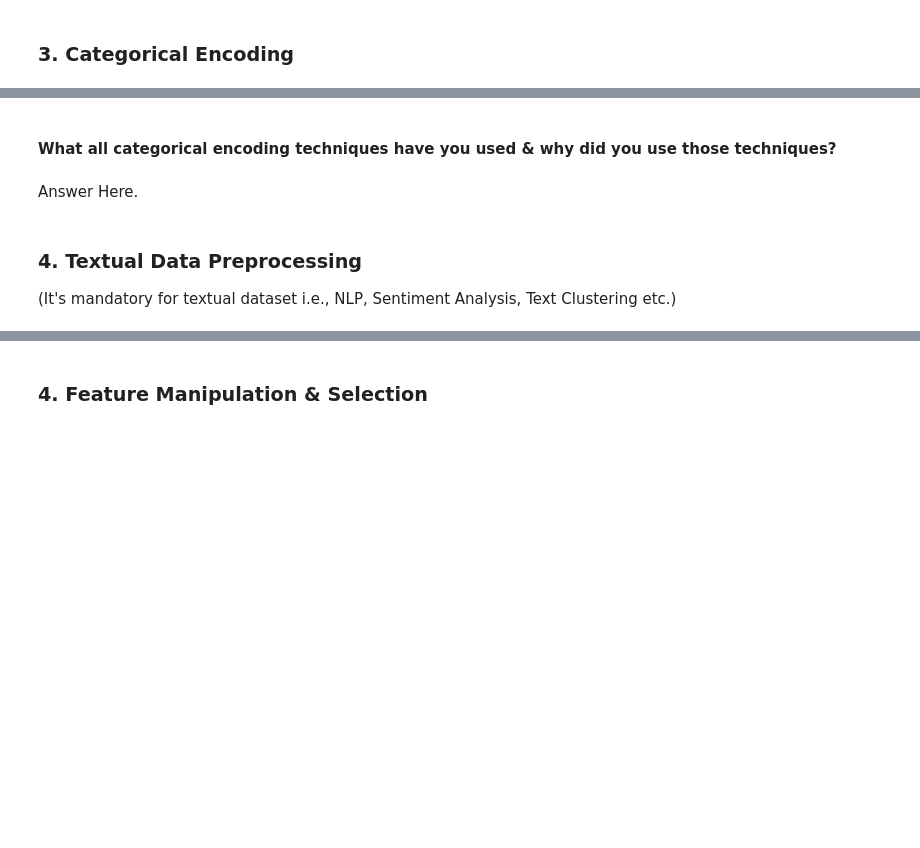
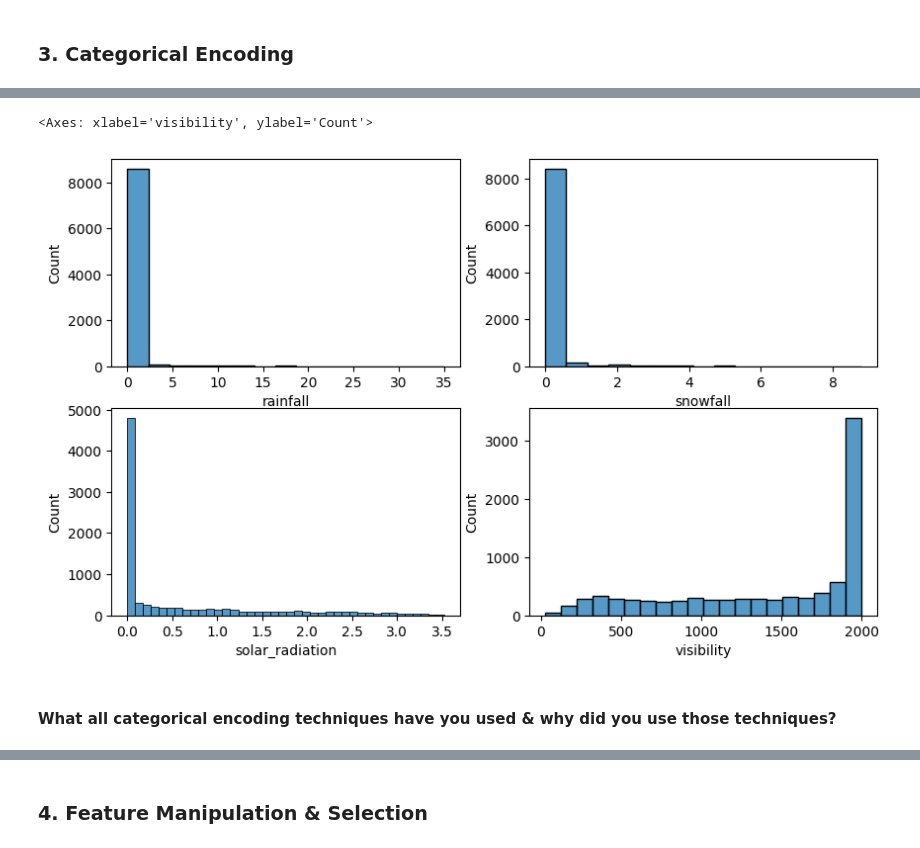
Before and after one commit to Vijaysiraw/ML_Regression_Bike_Sharing_Demand_Prediction, a Jupyter notebook: ML_Regression_Bike_Sharing_Demand_Prediction.ipynb, the cells around one changed output, grey strips where cells are left out. Cells and saved outputs as stored; diff of their text form; code cells hidden in the pictures; blank space fills up the shorter version.

```diff
--- a/ML_Regression_Bike_Sharing_Demand_Prediction.ipynb
+++ b/ML_Regression_Bike_Sharing_Demand_Prediction.ipynb
@@ -811,0 +850,2 @@ Answer Here.
+# %%
+df=sb.copy()
@@ -811,0 +857,16 @@ Answer Here.
+# %%
+#Mapping the Variables
+df['day_of_week']=df['day_of_week'].map({'Monday':1, 'Tuesday':2,'Wednesday':3,'Thursday':4,'Friday':5,'Saturday':6,'Sunday':7})
+df['func_day']=df['func_day'].map({'Yes':1,'No':0})
+df['holiday']=df['holiday'].map({'No Holiday':0,'Holiday':1})
+# %%
+df['day_of_week']=df['day_of_week'].apply(lambda x : 1 if x<=5 else 0)
+# %%
+# Convert the categorical variable into dummy variables
+dummies = pd.get_dummies(df['seasons'])
+
+# Concatenate the original dataframe with the dummy variables
+df = pd.concat([df, dummies], axis=1)
+
+#drop seasons columns
+df.drop(['seasons'],axis=1,inplace=True)
@@ -811,0 +882,18 @@ Answer Here.
+# %%
+#check rainfall,snowfall,visibility and solar radiation data distribution
+fig,axs=plt.subplots(2,2,figsize=(10, 6))
+
+sns.histplot(x=df['rainfall'],ax=axs[0,0])
+#axs[0,0].set_title('Rainfall data')
+
+sns.histplot(x=df['snowfall'],ax=axs[0,1])
+#axs[0,1].set_title('snowfall data')
+
+sns.histplot(x=df['solar_radiation'],ax=axs[1,0])
+#axs[1,0].set_title('Solar radiation data')
+
+sns.histplot(x=df['visibility'],ax=axs[1,1])
+#axs[1,1].set_title('visibility data')
+# %% [output]
+<Axes: xlabel='visibility', ylabel='Count'>
+[figure, added]
@@ -812,7 +909,2 @@ Answer Here.
 # %% [markdown]
 #### What all categorical encoding techniques have you used & why did you use those techniques?
-# %% [markdown]
-Answer Here.
-# %% [markdown]
-### 4. Textual Data Preprocessing
-(It's mandatory for textual dataset i.e., NLP, Sentiment Analysis, Text Clustering etc.)
```
Also changed, not shown: parts of 56 cells of this notebook.
